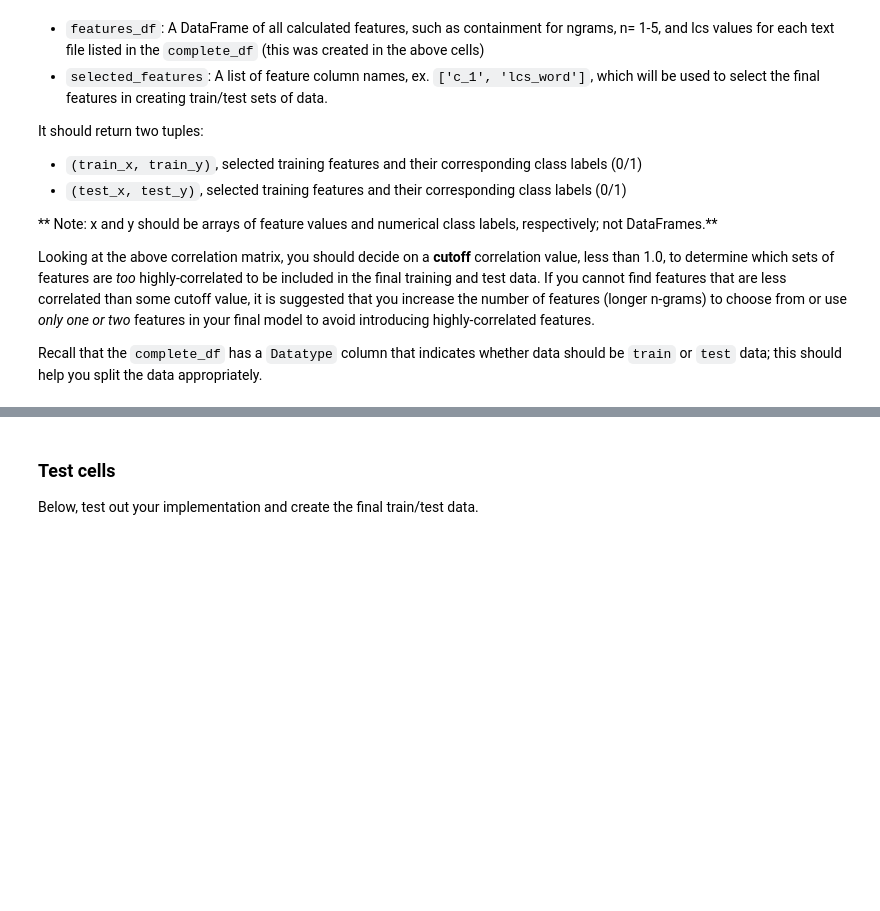
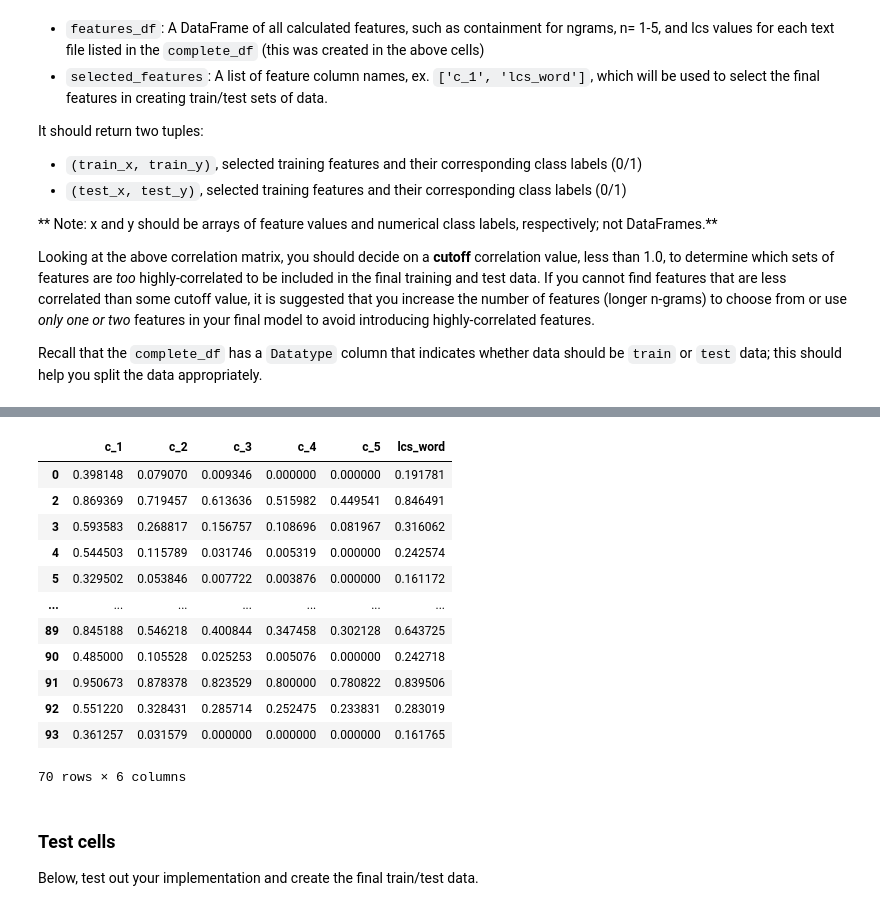
Before and after one commit to seongjaeryu/ML_SageMaker_Studies, a Jupyter notebook: Project_Plagiarism_Detection/2_Plagiarism_Feature_Engineering.ipynb, the cells around one changed output, grey strips where cells are left out. Drawn from its saved outputs; the diff is of its cells as text; code cells hidden in the pictures; blank space fills up the shorter version.

```diff
--- a/Project_Plagiarism_Detection/2_Plagiarism_Feature_Engineering.ipynb
+++ b/Project_Plagiarism_Detection/2_Plagiarism_Feature_Engineering.ipynb
@@ -513,6 +565,9 @@ After completely filling the matrix, **the bottom-right cell will hold the non-n
 This matrix treatment can be applied to a set of words instead of letters. Your function should apply this to the words in two texts and return the normalized LCS value.
 # %%
 # Compute the normalized LCS given an answer text and a source text
+
+import re
+
 def lcs_norm_word(answer_text, source_text):
     '''Computes the longest common subsequence of words in two texts; returns a normalized value.
        :param answer_text: The pre-processed text for an answer text
@@ -520,5 +575,29 @@ def lcs_norm_word(answer_text, source_text):
        :return: A normalized LCS value'''
 
     # your code here
+    a_text_voc_list = re.sub(r'[^a-zA-Z0-9]', ' ',answer_text).split()
+    s_text_voc_list = re.sub(r'[^a-zA-Z0-9]', ' ',source_text).split()
 
-    pass
+    a_text_voc_list.insert(0, 'O') # row(index)
+    s_text_voc_list.insert(0, 'O') # column
+
+    df = pd.DataFrame(0, index=a_text_voc_list, columns=s_text_voc_list)
+
+    for i in range(len(a_text_voc_list)):
+        if i == 0:
+            continue
+        for c in range(len(s_text_voc_list)):
+            if c == 0:
+                continue
+
+            # if match
+            if a_text_voc_list[i] == s_text_voc_list[c]:
+                df.iloc[i, c] = df.iloc[i-1, c-1] + 1
+
+            # if not match
+            else:
+                df.iloc[i, c] = max(df.iloc[i, c-1], df.iloc[i-1, c])
+
+    return df.iloc[-1, -1] / (len(a_text_voc_list) - 1)
+# %%
+answer_text, source_text = 'b d.', 'a b, c d!'
@@ -667,7 +772,7 @@ You'll want to create at least 6 features to choose from as you think about whic
 In the below cell **define an n-gram range**; these will be the n's you use to create n-gram containment features. The rest of the feature creation code is provided.
 # %%
 # Define an ngram range
-ngram_range = range(1,7)
+ngram_range = range(1,6)
 
 
 # The following code may take a minute to run, depending on your ngram_range
@@ -739,3 +889,19 @@ Recall that the `complete_df` has a `Datatype` column that indicates whether dat
+# %%
+features_df.loc[complete_df[complete_df['Datatype'] == 'train'].index]
+# %% [output]
+|  | c_1 | c_2 | c_3 | c_4 | c_5 | lcs_word |
+| 0 | 0.398148 | 0.079070 | 0.009346 | 0.000000 | 0.000000 | 0.191781 |
+| 2 | 0.869369 | 0.719457 | 0.613636 | 0.515982 | 0.449541 | 0.846491 |
+| 3 | 0.593583 | 0.268817 | 0.156757 | 0.108696 | 0.081967 | 0.316062 |
+| 4 | 0.544503 | 0.115789 | 0.031746 | 0.005319 | 0.000000 | 0.242574 |
+| 5 | 0.329502 | 0.053846 | 0.007722 | 0.003876 | 0.000000 | 0.161172 |
+| ... | ... | ... | ... | ... | ... | ... |
+| 89 | 0.845188 | 0.546218 | 0.400844 | 0.347458 | 0.302128 | 0.643725 |
+| 90 | 0.485000 | 0.105528 | 0.025253 | 0.005076 | 0.000000 | 0.242718 |
+| 91 | 0.950673 | 0.878378 | 0.823529 | 0.800000 | 0.780822 | 0.839506 |
+| 92 | 0.551220 | 0.328431 | 0.285714 | 0.252475 | 0.233831 | 0.283019 |
+| 93 | 0.361257 | 0.031579 | 0.000000 | 0.000000 | 0.000000 | 0.161765 |
+70 rows × 6 columns
 # %%
 # Takes in dataframes and a list of selected features (column names)
 # and returns (train_x, train_y), (test_x, test_y)
```
Also changed, not shown: parts of 28 cells of this notebook, 2 other files.
